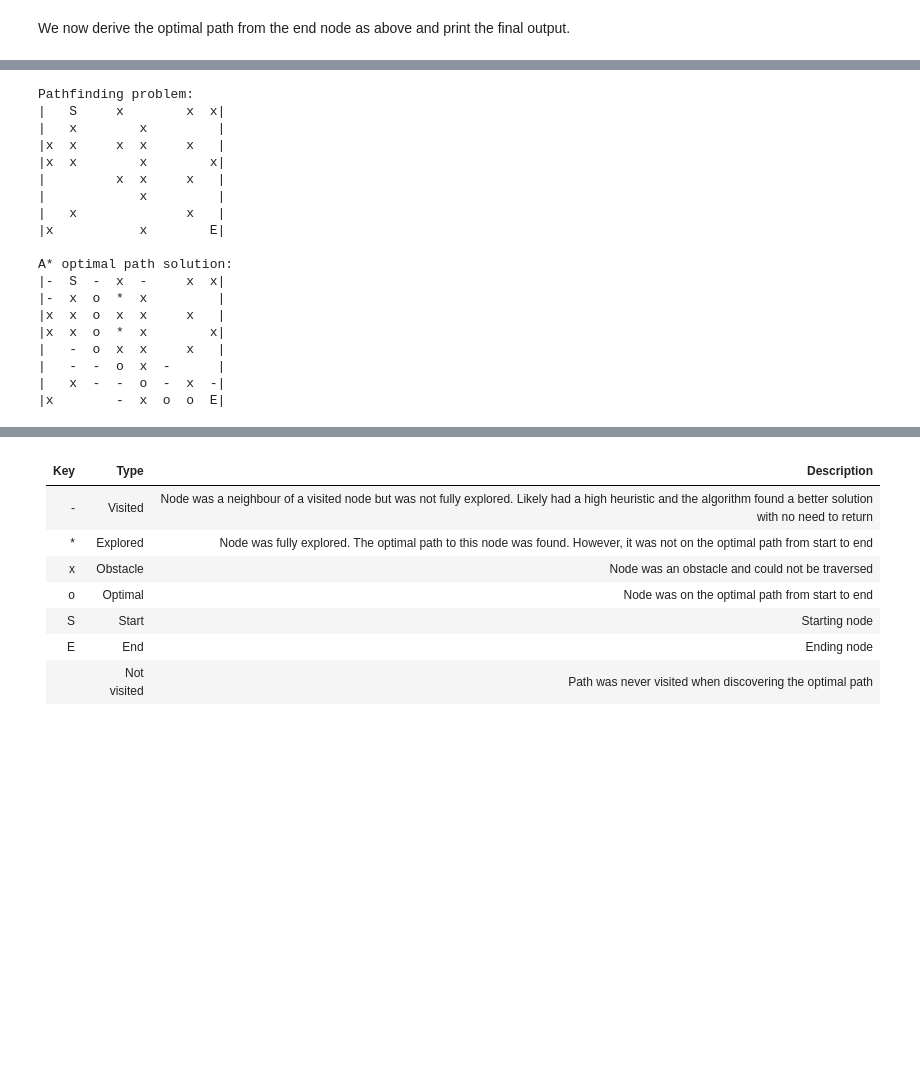
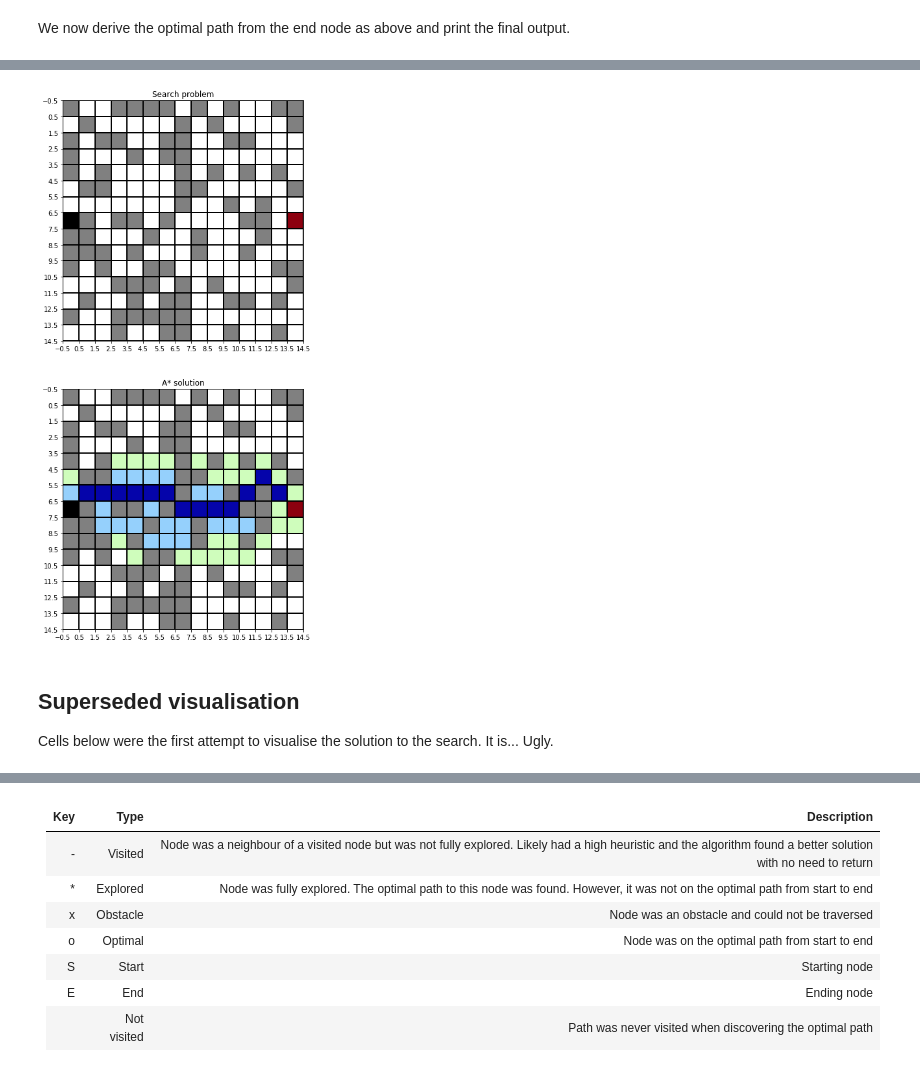
Before and after one commit to nathan-az/basic_ai, a Jupyter notebook: aStar_demo.ipynb, the cells around one changed output, grey strips where cells are left out. Drawn from its saved outputs; the diff is of its cells as text; code cells hidden in the pictures; blank space fills up the shorter version.

Commit message:
implemented improved visualisation

```diff
--- a/aStar_demo.ipynb
+++ b/aStar_demo.ipynb
@@ -17 +11,5 @@ print(obsMap)
+# %%
+rows = 15
+cols = 15
+obsMap = aStar.gen_2d_map(rows, cols, 0.6)
 # %% [markdown]
@@ -19,5 +18,5 @@ The above matrix designates the location of obstacles. Now, we set up our proble
 # %%
-problem = aStar.mazeSetup(obsMap, (1,0), (7,7))
+problem = aStar.mazeSetup(obsMap, (0,rows//2), (cols-1,rows//2))
 # %% [markdown]
 With the problem set up, A\* is ready to run. In running A\*, each node's parents is set to the node along its shortest path from the start. Thus we can derive the shortest path by following the parent path from the end node to start. However, we return more information so that we can display the entire path explored by the algorithm.
 # %%
@@ -27,23 +29,8 @@ We now derive the optimal path from the end node as above and print the final ou
 # %%
 oPath = aStar.optimal_path(sNode, eNode)
-aStar.print_visual(oPath, sNode, eNode, visited, toVisit, obsMap)
+aStar.print_grid(oPath, sNode, eNode, visited, toVisit, obsMap)
 # %% [output]
-Pathfinding problem:
-|   S     x        x  x|
-|   x        x         |
-|x  x     x  x     x   |
-|x  x        x        x|
-|         x  x     x   |
-|            x         |
-|   x              x   |
-|x           x        E|
-
-A* optimal path solution:
-|-  S  -  x  -     x  x|
-|-  x  o  *  x         |
-|x  x  o  x  x     x   |
-|x  x  o  *  x        x|
-|   -  o  x  x     x   |
-|   -  -  o  x  -      |
-|   x  -  -  o  -  x  -|
-|x        -  x  o  o  E|
+[figure, added]
+# %% [markdown]
+## Superseded visualisation
+Cells below were the first attempt to visualise the solution to the search. It is... Ugly.
```
Also changed, not shown: parts of 6 cells of this notebook, 1 other file.
